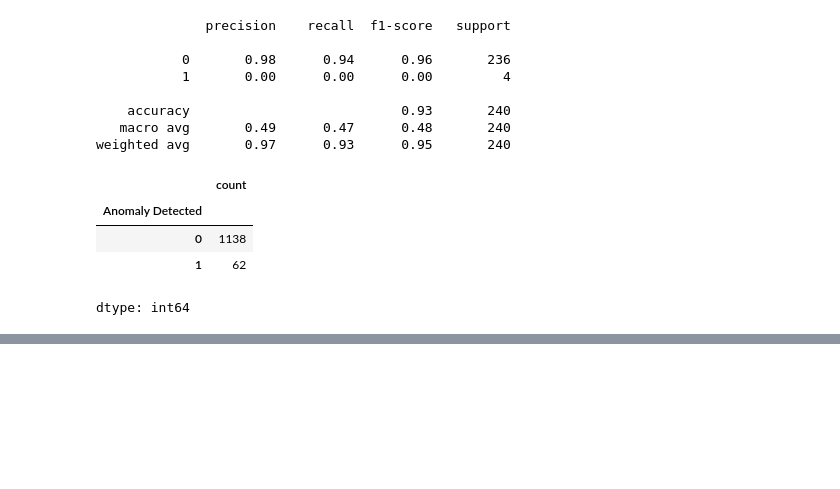
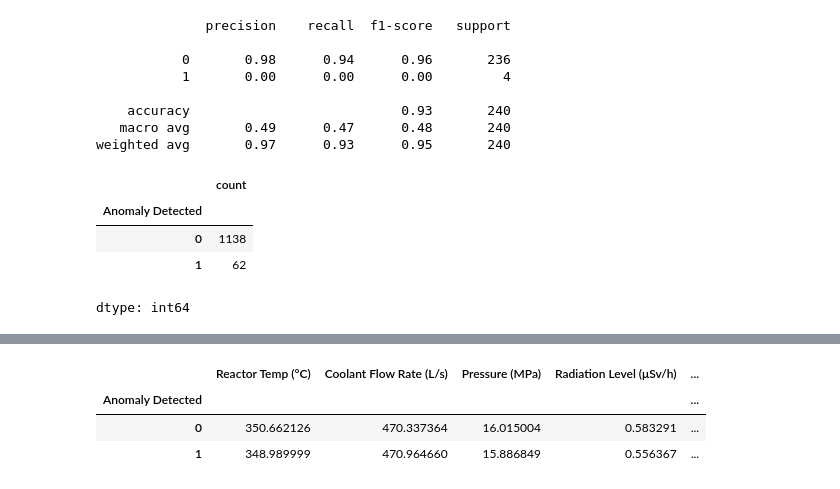
Before and after one commit to nur21horin/machine_learning, a Jupyter notebook: Untitled2.ipynb, the cells around one changed output, grey strips where cells are left out. Saved outputs shown, nothing was run; the diff lists cells and outputs as text; code cells hidden in the pictures; blank space fills up the shorter version.

```diff
--- a/Untitled2.ipynb
+++ b/Untitled2.ipynb
@@ -161,0 +243,7 @@ dtype: int64
+# %%
+df.groupby("Anomaly Detected").mean(numeric_only=True)
+# %% [output]
+|  | Reactor Temp (°C) | Coolant Flow Rate (L/s) | Pressure (MPa) | Radiation Level (μSv/h) | ... |
+| Anomaly Detected |  |  |  |  | ... |
+| 0 | 350.662126 | 470.337364 | 16.015004 | 0.583291 | ... |
+| 1 | 348.989999 | 470.964660 | 15.886849 | 0.556367 | ... |
```
Also changed, not shown: parts of 7 cells of this notebook.
